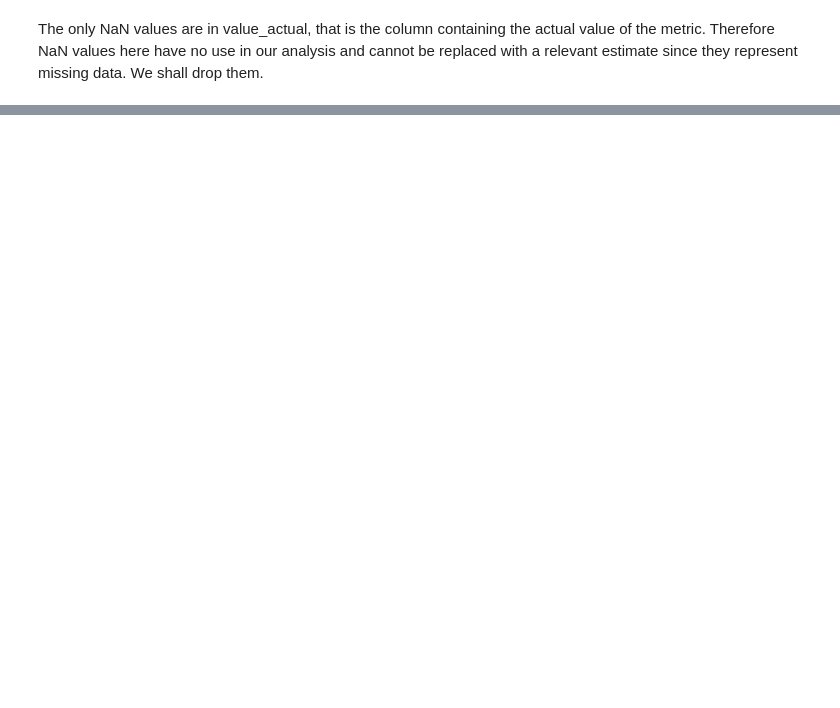
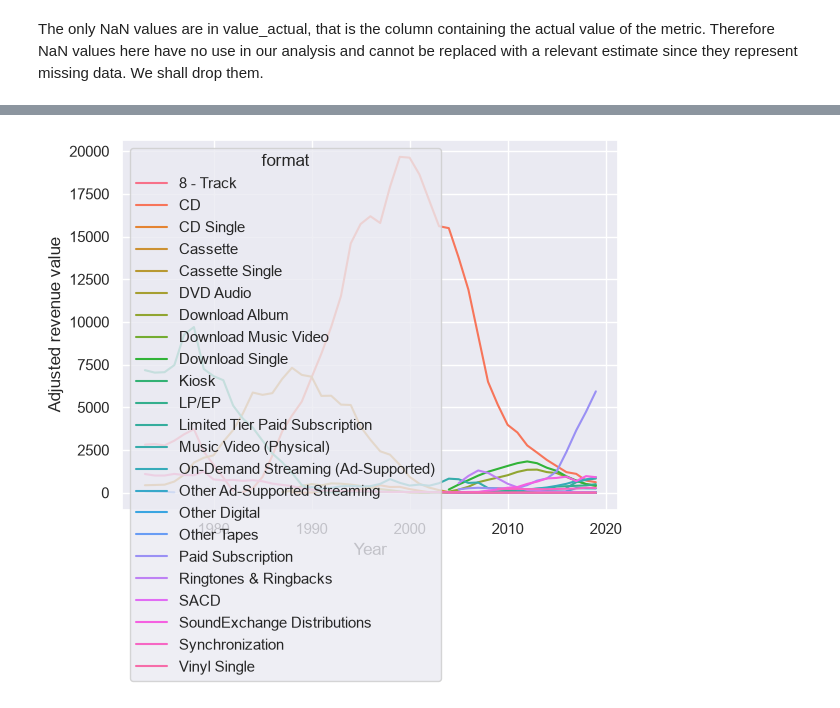
Before and after one commit to MarcoTosoni/music_sales, a Jupyter notebook: analysis.ipynb, the cells around one changed output, grey strips where cells are left out. Drawn from its saved outputs; the diff is of its cells as text; code cells hidden in the pictures; blank space fills up the shorter version.

```diff
--- a/analysis.ipynb
+++ b/analysis.ipynb
@@ -168,0 +175,6 @@ For each year, every format type has 3 different metrics: units, value and value
+# %%
+sns.lineplot(data=music_adj,x='year',y='value_actual',hue='format');
+plt.ylabel('Adjusted revenue value');
+plt.xlabel('Year');
+# %% [output]
+[figure, added]
```
Also changed, not shown: parts of 12 cells of this notebook.
